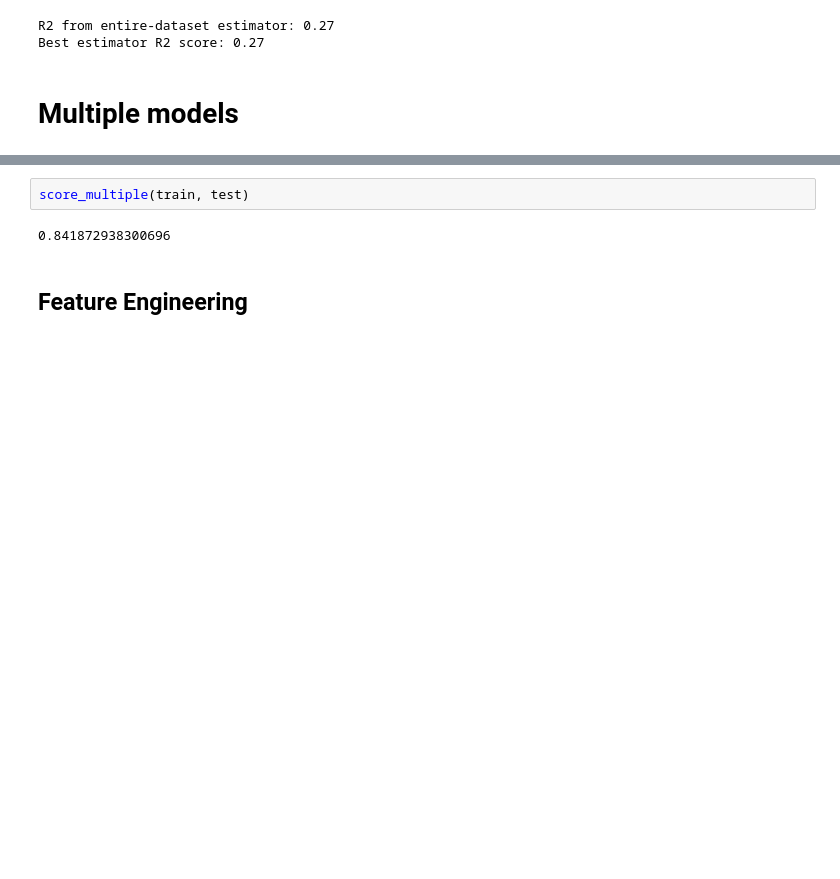
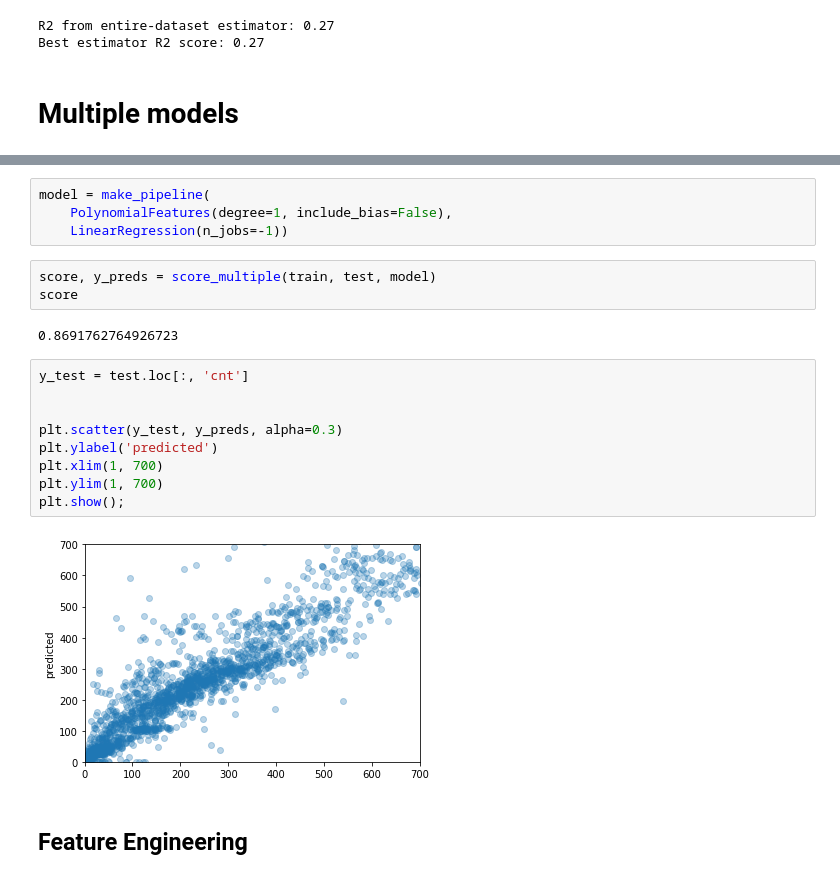
Before and after one commit to martinan92/Python-Final-Project, a Jupyter notebook: Final Project.ipynb, the cells around one changed output, grey strips where cells are left out. Cells and saved outputs as stored; diff of their text form; blank space fills up the shorter version.

```diff
--- a/Final Project.ipynb
+++ b/Final Project.ipynb
@@ -484,7 +460,23 @@ def score_multiple(train, test):
-# %%
-score_multiple(train, test)
-# %% [output]
-0.841872938300696
+# %%
+model = make_pipeline(
+    PolynomialFeatures(degree=1, include_bias=False),
+    LinearRegression(n_jobs=-1))
+# %%
+score, y_preds = score_multiple(train, test, model)
+score
+# %% [output]
+0.8691762764926723
+# %%
+y_test = test.loc[:, 'cnt']
+
+
+plt.scatter(y_test, y_preds, alpha=0.3)
+plt.ylabel('predicted')
+plt.xlim(1, 700)
+plt.ylim(1, 700)
+plt.show();
+# %% [output]
+[figure, added]
 # %% [markdown]
 ## Feature Engineering
 # %%
```
Also changed, not shown: parts of 13 cells of this notebook.
